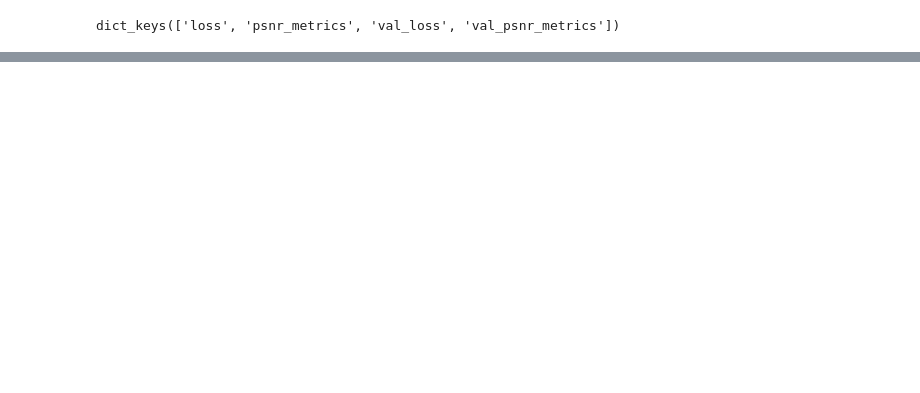
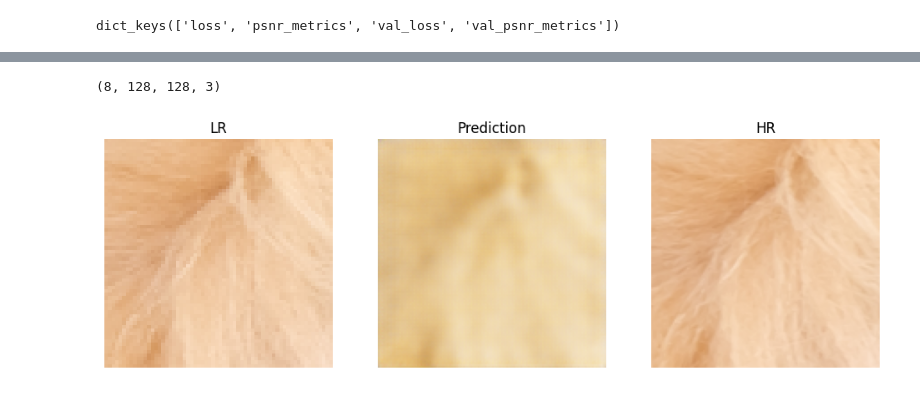
Before and after one commit to Trbaa/Masinsko-ucenje-I40, a Jupyter notebook: notebooks/model.ipynb, the cells around one changed output, grey strips where cells are left out. Drawn from its saved outputs; the diff is of its cells as text; code cells hidden in the pictures; blank space fills up the shorter version.

```diff
--- a/notebooks/model.ipynb
+++ b/notebooks/model.ipynb
@@ -212,0 +215,5 @@ pred mean: 0.5503153
+# %%
+ds_test = make_sr_dataset(test_paths,HR_SIZE,SCALE,BATCH,False)
+lr,hr = next(iter(ds_test))
+# %%
+pred = autoencoder.predict(lr)
@@ -212,0 +222,24 @@ pred mean: 0.5503153
+# %%
+print(pred.shape)
+# %% [output]
+(8, 128, 128, 3)
+# %%
+plt.figure(figsize = (12,4))
+plt.subplot(1,3,1)
+plt.title('LR')
+plt.imshow(lr[0])
+plt.axis('off')
+
+plt.subplot(1,3,2)
+plt.title('Prediction')
+plt.imshow(pred[0])
+plt.axis('off')
+
+plt.subplot(1,3,3)
+plt.title('HR')
+plt.imshow(hr[0])
+plt.axis('off')
+
+plt.show()
+# %% [output]
+[figure, added]
```
Also changed, not shown: parts of 13 cells of this notebook.
